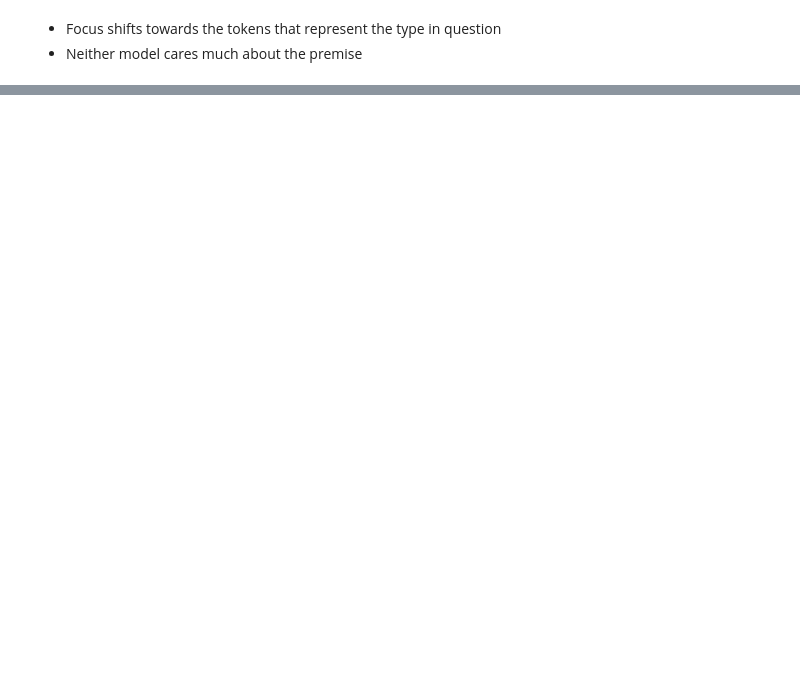
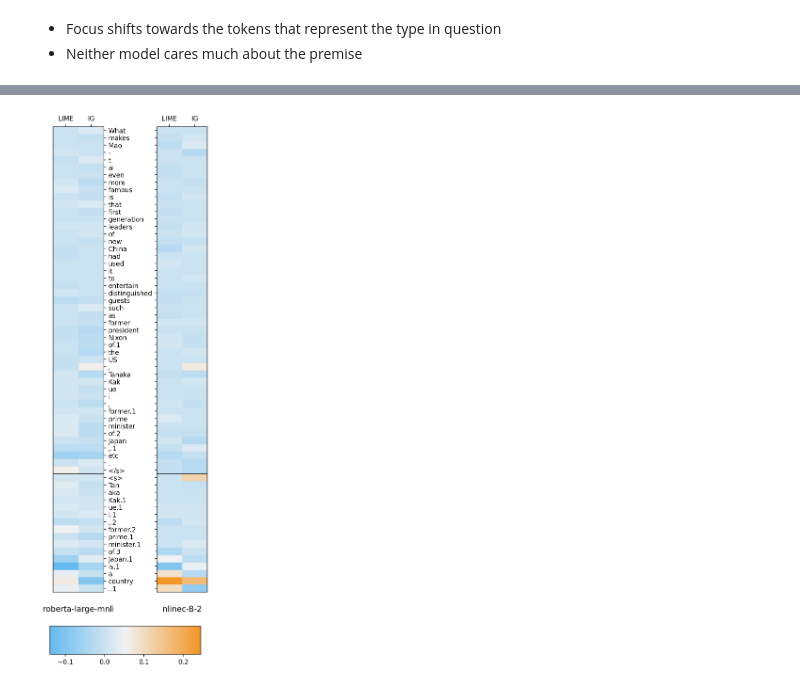
Before and after one commit to psaegert/nli-nec, a Jupyter notebook: dev/analysis/ferret.ipynb, the cells around one changed output, grey strips where cells are left out. Cells and saved outputs as stored; diff of their text form; code cells hidden in the pictures; blank space fills up the shorter version.

```diff
--- a/dev/analysis/ferret.ipynb
+++ b/dev/analysis/ferret.ipynb
@@ -223,0 +270,4 @@ fig.subplots_adjust(bottom=0.16)
+# %%
+compare_benchmarks(base_bench, finetuned_bench, index=11626, granularity=2, type_='country');
+# %% [output]
+[figure, added]
```
Also changed, not shown: parts of 13 cells of this notebook.
